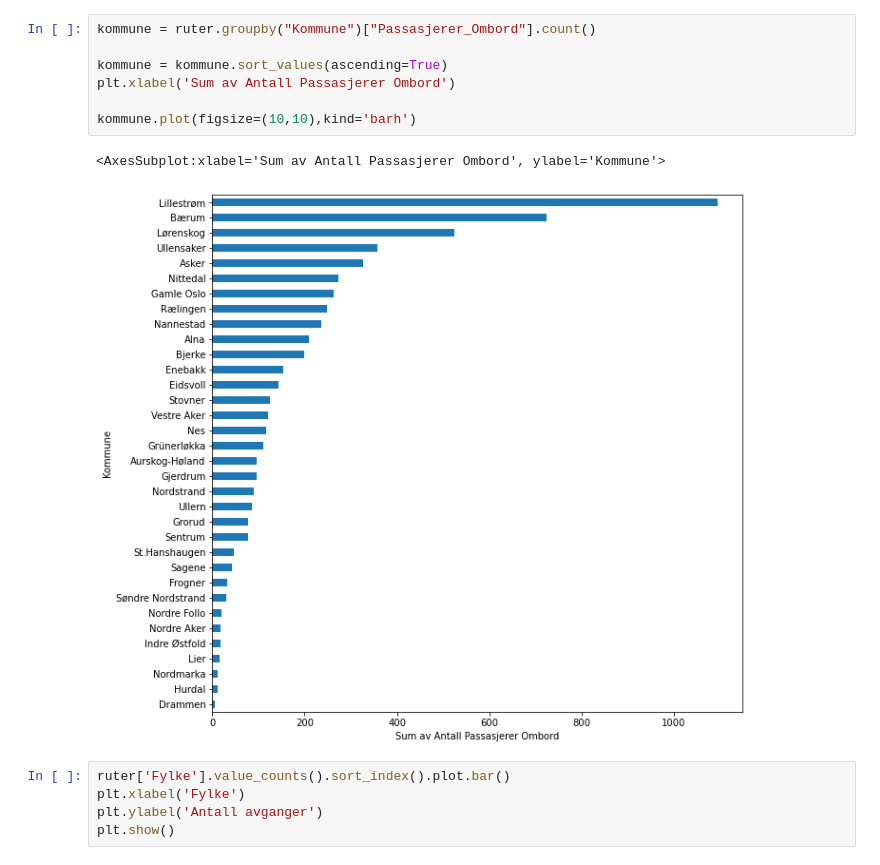
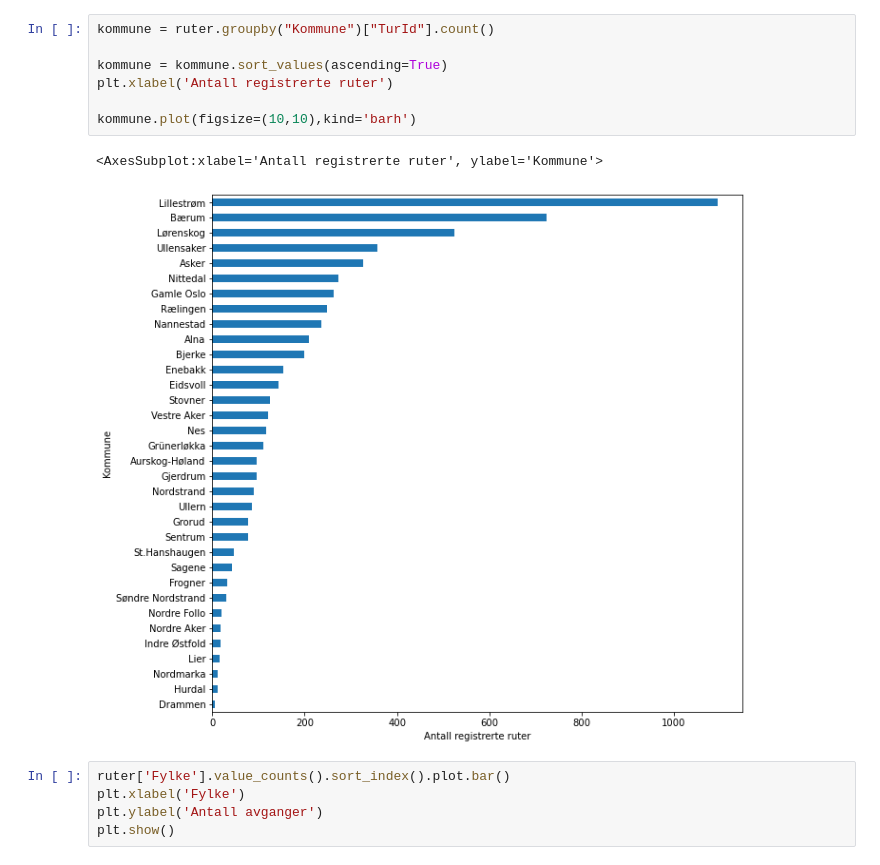
Before and after one commit to Aksel488/assignment1, a Jupyter notebook: Ruter.ipynb, the cells around one changed output. Drawn from its saved outputs; the diff is of its cells as text.

Commit message:
Update Ruter.ipynb
registrerte ruter

```diff
--- a/Ruter.ipynb
+++ b/Ruter.ipynb
@@ -15,15 +15,15 @@ ruter.head(6)
 | 4 | 15002-2020-08-27T07:15:00+02:00 | 27/08/2020 | Viken | Vest | Bærum | Lysaker stasjon (Plattform A) | Tjernsmyr | Lokal | Viken | ... |
 | 5 | 3110-2020-08-01T16:16:00+02:00 | 01/08/2020 | Oslo | Nordøst | Bjerke | Veitvet (mot Kalbakken) | Rødtvet (mot Kalbakken) | Lokal | Oslo | ... |
 # %%
-kommune = ruter.groupby("Kommune")["Passasjerer_Ombord"].count()
+kommune = ruter.groupby("Kommune")["TurId"].count()
 
 kommune = kommune.sort_values(ascending=True)
-plt.xlabel('Sum av Antall Passasjerer Ombord')
+plt.xlabel('Antall registrerte ruter')
 
 kommune.plot(figsize=(10,10),kind='barh')
 # %% [output]
-<AxesSubplot:xlabel='Sum av Antall Passasjerer Ombord', ylabel='Kommune'>
+<AxesSubplot:xlabel='Antall registrerte ruter', ylabel='Kommune'>
-[figure, old version]
+[figure, new version]
 # %%
 ruter['Fylke'].value_counts().sort_index().plot.bar()
 plt.xlabel('Fylke')
```
Also changed, not shown: parts of 1 cell of this notebook.
